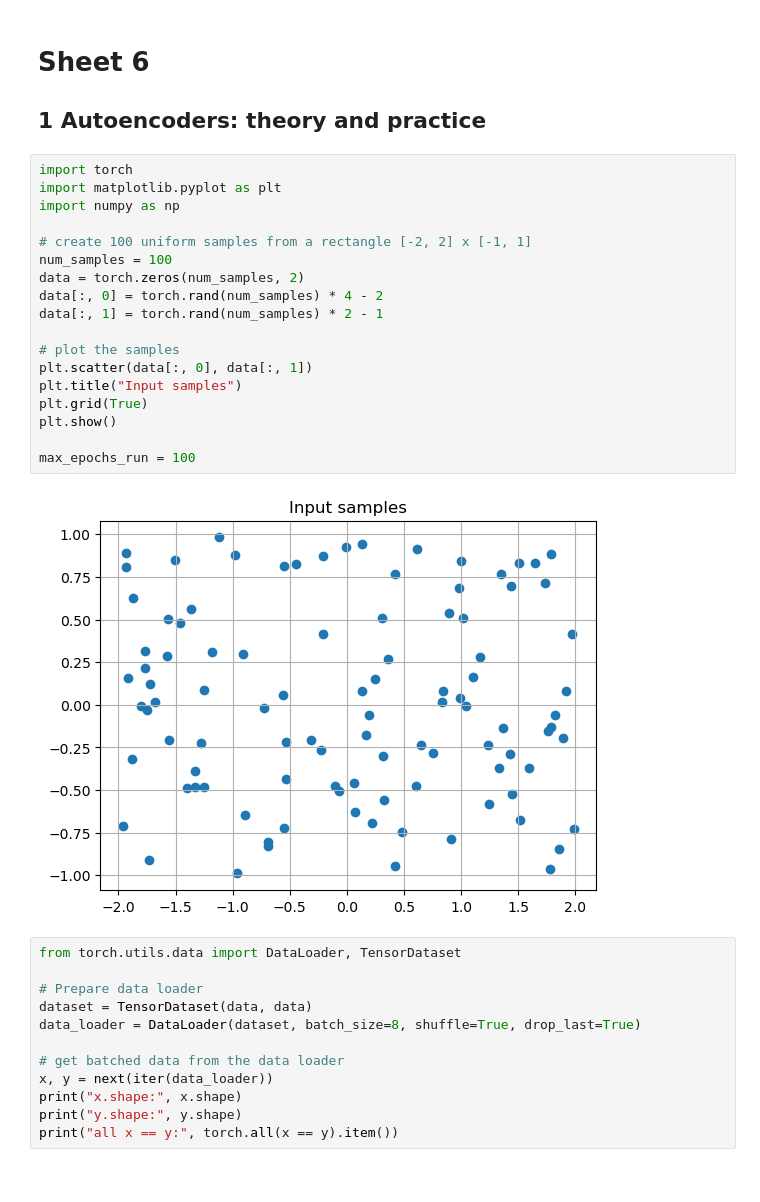
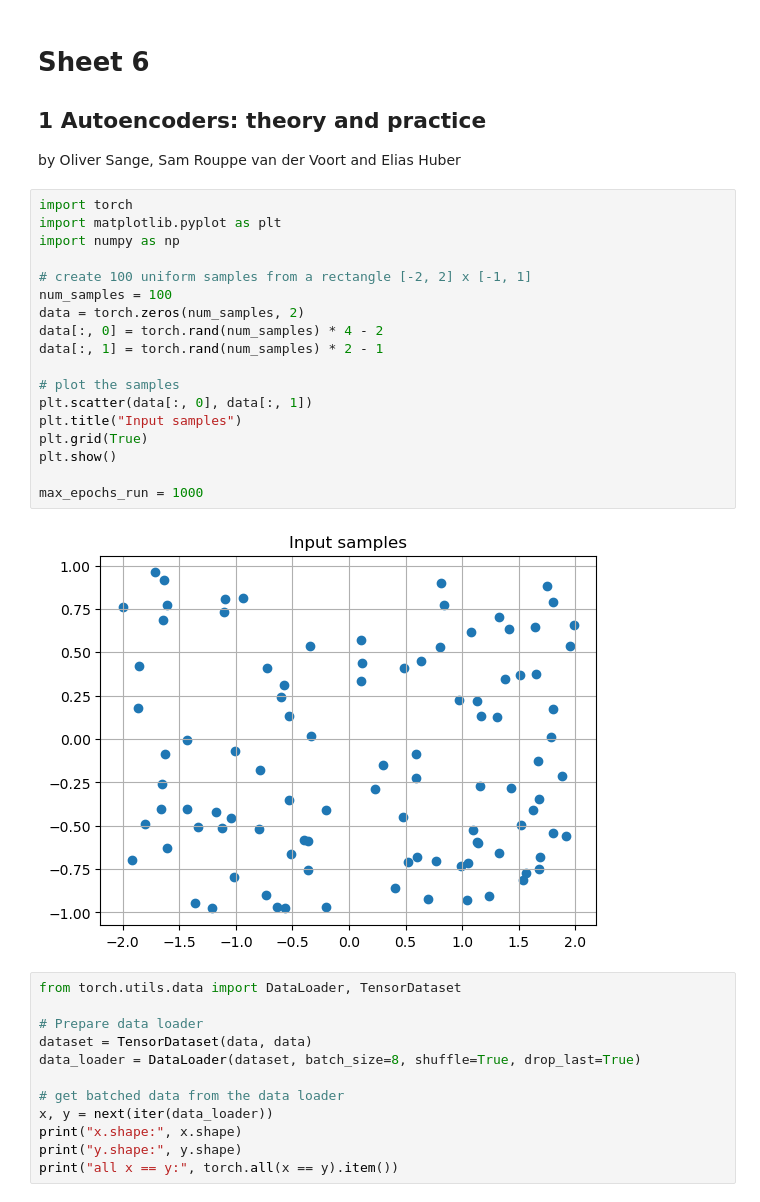
Before and after one commit to Sam-RvandV/mlph_w24, a Jupyter notebook: sheet06/sheet06.ipynb, the cells around one changed output. Saved outputs shown, nothing was run; the diff lists cells and outputs as text.

```diff
--- a/sheet06/sheet06.ipynb
+++ b/sheet06/sheet06.ipynb
@@ -2,26 +2,27 @@
 # Sheet 6
 
 ## 1 Autoencoders: theory and practice
+by Oliver Sange, Sam Rouppe van der Voort and Elias Huber
 # %%
 import torch
 import matplotlib.pyplot as plt
 import numpy as np
 
 # create 100 uniform samples from a rectangle [-2, 2] x [-1, 1]
 num_samples = 100
 data = torch.zeros(num_samples, 2)
 data[:, 0] = torch.rand(num_samples) * 4 - 2
 data[:, 1] = torch.rand(num_samples) * 2 - 1
 
 # plot the samples
 plt.scatter(data[:, 0], data[:, 1])
 plt.title("Input samples")
 plt.grid(True)
 plt.show()
 
-max_epochs_run = 100
+max_epochs_run = 1000
 # %% [output]
-[figure, old version]
+[figure, new version]
 # %%
 from torch.utils.data import DataLoader, TensorDataset
 
```
Also changed, not shown: parts of 20 cells of this notebook, 1 other file.
